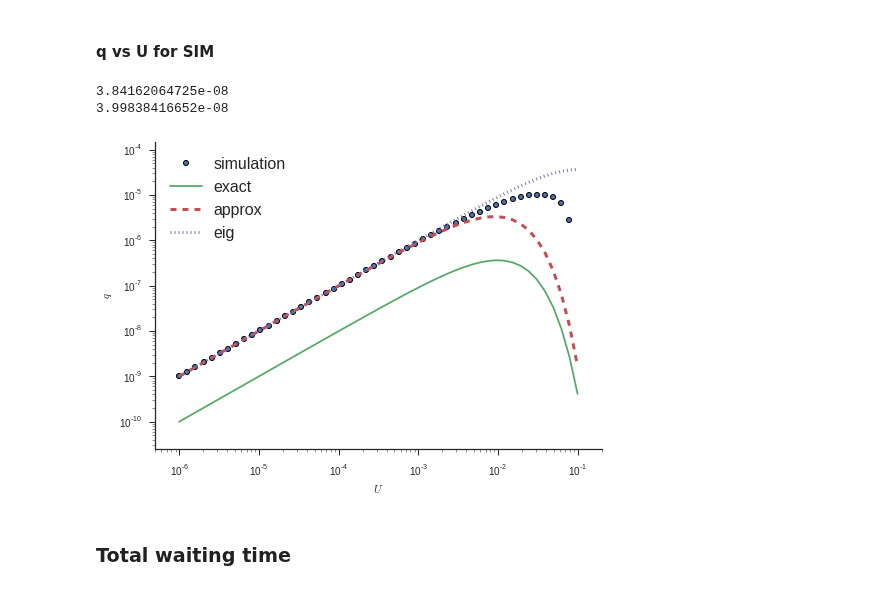
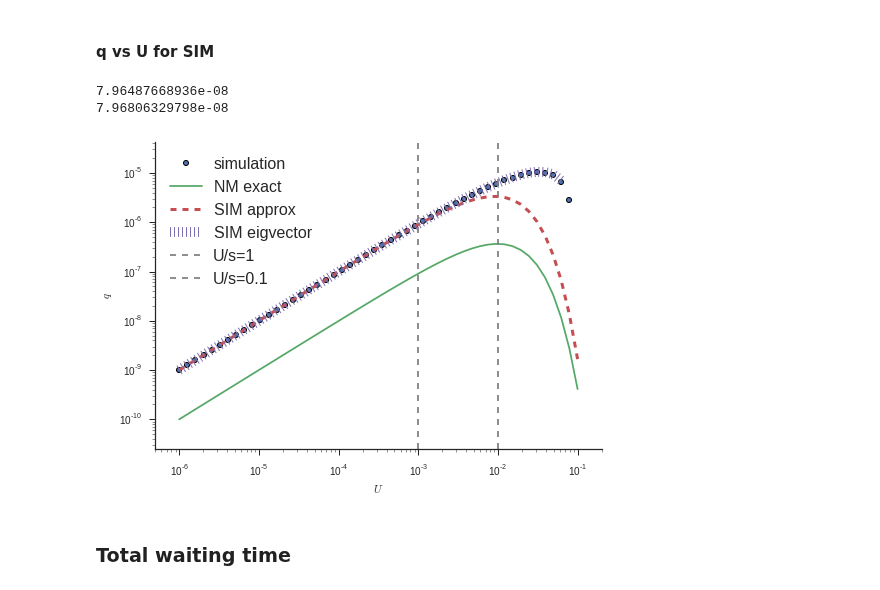
Before and after one commit to yoavram/mamba, a Jupyter notebook: simarba/adaptation model.ipynb, the cells around one changed output. Drawn from its saved outputs; the diff is of its cells as text; code cells hidden in the pictures.

Commit message:
SIM simulations look good, need to finesse the SIM approximations for fixation prob

```diff
--- a/simarba/adaptation model.ipynb
+++ b/simarba/adaptation model.ipynb
@@ -267,2 +266,16 @@ sns.despine()
 # %% [markdown]
 #### $p_0$ vs $U$ for SIM
+# %%
+def v0_eig(U,s,beta,G,pi=0,tau=1):
+    dM = del_mut_mat(U,G,pi,tau)
+    bM = ben_mut_mat(beta,U,G,pi,tau)
+    S  = sel_mat(s,G)
+
+    lam,v = eig(S.dot(dM.dot(bM)))
+    v = v[:,0]
+    v /= v.sum()
+    assert allclose(v.sum(), 1)
+    assert all(v>0), "U=%.2g, s=%.2g" % (U,s)
+    return v[0]
+print v0_eig(1e-6,1e-2,1e-4,10,0,1), v0_eig(1e-2,1e-2,1e-4,10,0,1)
+print exp(-1e-6/1e-2),               exp(-1e-2/1e-2)
@@ -280,10 +295,0 @@ data = array(pool.map_sync(lambda _: [simulation(N,U_,s,beta,G,pi,tau) for U_ in
-# %%
-def v0_eig(U,s,beta,G,pi=0,tau=1):
-    dM = del_mut_mat(U,G,pi,tau)
-    bM = ben_mut_mat(beta,U,G,pi,tau)
-    S  = sel_mat(s,G)
-
-    v = eig(S.dot(dM.dot(bM)))[1][0]
-    v /= v.sum()
-    U = U + (tau-1) * U * (pi<=1)
-    return v[0]
@@ -386,20 +408,15 @@ def q2(U,s,beta,pi=0,tau=1):
         return exp(-U/s) * exp(-U) * exp(-beta*U) * beta * U
 
 def q3(U,s,beta,G,pi=0,tau=1):
-    dM = del_mut_mat(U,G,pi,tau)
-    bM = ben_mut_mat(beta,U,G,pi,tau)
-    S  = sel_mat(s,G)
-
-    v = eig(S.dot(dM.dot(bM)))[1][0]
-    v /= v.sum()
+    v0 = v0_eig(U,s,beta,G,pi,tau)
     U = U + (tau-1) * U * (pi<=1)
-    return v[0] * exp(-U) * exp(-beta*U) * beta*U
+    return v0 * exp(-U) * exp(-beta*U) * beta*U
 
 print q2(U,s,beta)
 print q3(U,s,beta,G)
 # %% [output]
-3.84162064725e-08
-3.99838416652e-08
+7.96487668936e-08
+7.96806329798e-08
 # %%
 N,s,beta,G,pi,tau = 1e6,1e-2,1e-4,10,1,10
 Urange = logspace(-6,-1)
@@ -409,22 +426,24 @@ y3 = array(pool.map_sync(lambda U_: simulation(N,U_,s,beta,G,pi,tau), Urange))
 # %%
 y1 = array([q1(U_,s,beta) for U_ in Urange])
 y2 = array([q2(U_,s,beta,pi,tau) for U_ in Urange])
-y4 = array([q3(U_,s,beta,G,pi,tau) for U_ in Urange])
+y4 = array([q3(U_,s,beta,G,pi,tau) for U_ in Urange[:-2]])
 # %%
 plot(Urange, y3, marker=ERRBAR_MARKER, ls=ERRBAR_LS, label='simulation')
-plot(Urange, y1, label='exact')
-plot(Urange, y2, ls='--', lw=3, label='approx')
-plot(Urange, y4, ls=':', lw=3, label='eig')
+plot(Urange, y1, label='NM exact')
+plot(Urange, y2, ls='--', lw=3, label='SIM approx')
+plot(Urange[:-2], y4, ls=':', lw=10, label='SIM eigvector')
+axvline(x=s, ls='--', color='gray', label='U/s=1')
+axvline(x=s/10, ls='--', color='gray', label='U/s=0.1')
 xscale('log')
 yscale('log')
 xlabel('$U$')
 ylabel('$q$')
 xlim(min(Urange)/2, max(Urange)*2)
 ylim(min(y1)/4, max(y4)*4)
 legend(loc='upper left');
 sns.despine()
 # %% [output]
-[figure, old version]
+[figure, new version]
 # %% [markdown]
 ### Total waiting time
 # %% [markdown]
```
Also changed, not shown: parts of 80 cells of this notebook.
